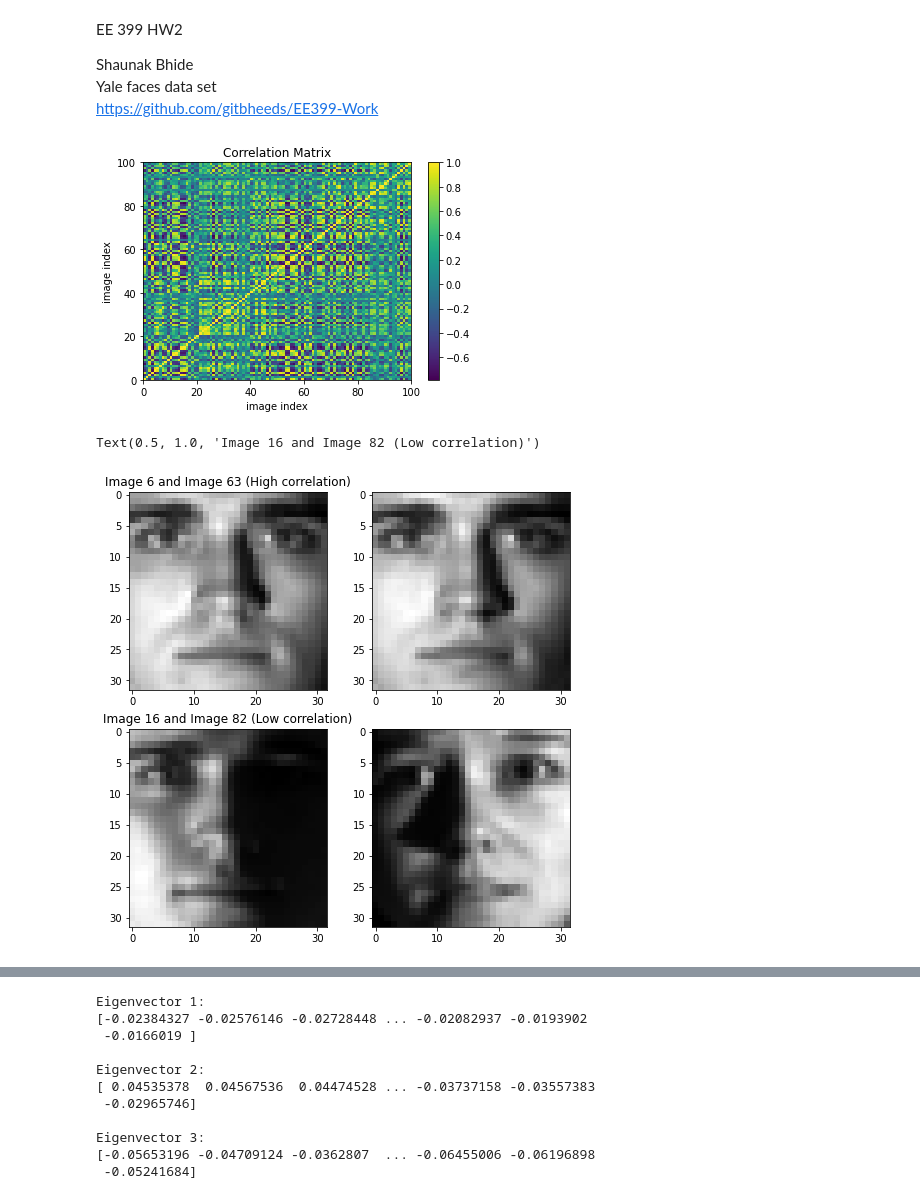
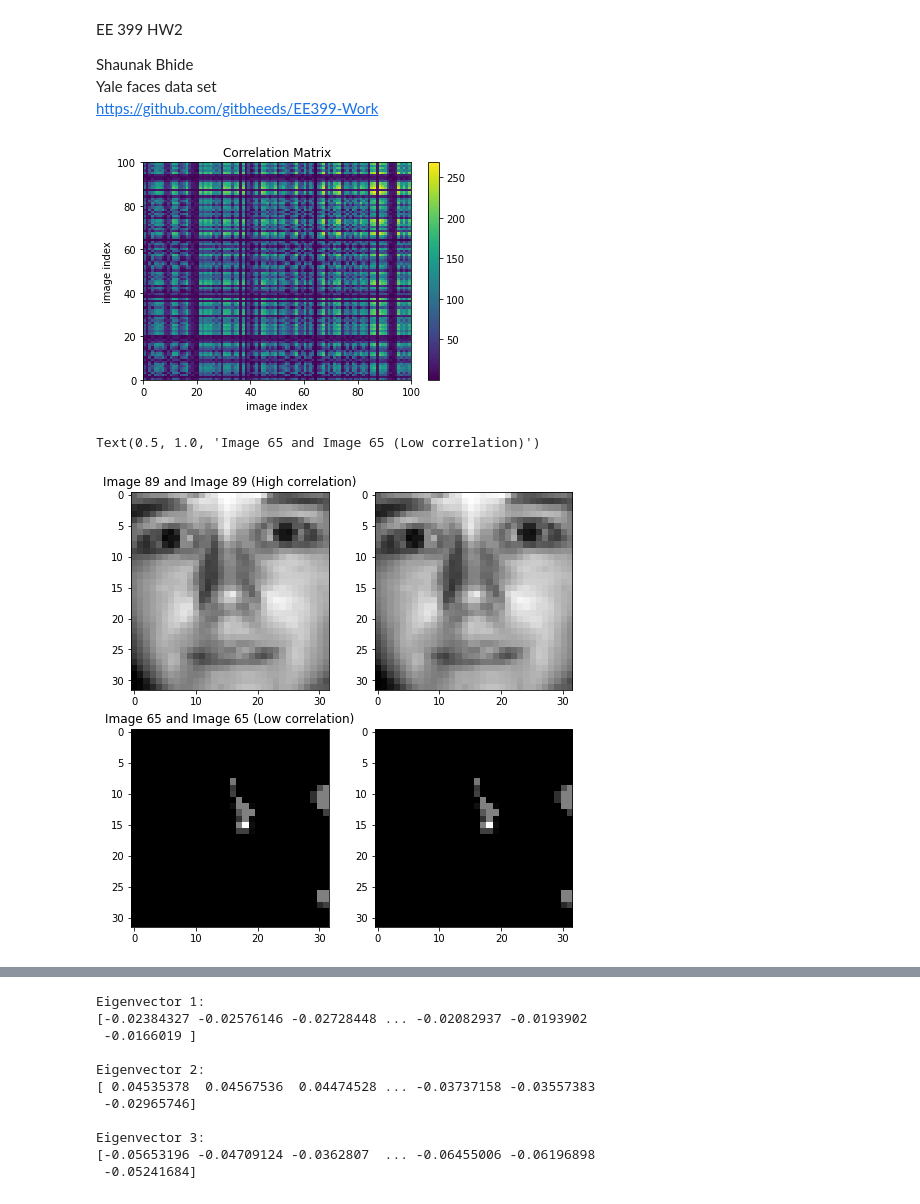
Before and after one commit to gitbheeds/EE399-Machine-Learning-and-Neural-Networks, a Jupyter notebook: HW2.ipynb, the cells around one changed output, grey strips where cells are left out. Drawn from its saved outputs; the diff is of its cells as text; code cells hidden in the pictures.

Commit message:
HW2 update, correlation matrix was mildly incorrect

```diff
--- a/HW2.ipynb
+++ b/HW2.ipynb
@@ -16,20 +16,20 @@ X = results['X']
 # %%
 #part a
 #first 100 colums of X
 X_100 = X[:, :100]
 
 #compute correlation mat
-C = np.corrcoef(X_100.T)
+C = np.dot(X_100.T, X_100)
 
 plt.pcolor(C)
 plt.colorbar()
 
 plt.title("Correlation Matrix")
 plt.xlabel("image index")
 plt.ylabel("image index")
 plt.show()
 # %% [output]
-[figure, old version]
+[figure, new version]
 # %%
 #part b: finding most and least correlated faces
 max_index = np.unravel_index(np.argmax(C - np.eye(C.shape[0])), C.shape)
@@ -54,8 +54,8 @@ ax[1,1].imshow(min2.reshape((32,32), order='F').T, cmap = 'gray')
 
 ax[1,0].set_title("Image {} and Image {} (Low correlation)".format(min_index[0]+1, min_index[1]+1))
 # %% [output]
-Text(0.5, 1.0, 'Image 16 and Image 82 (Low correlation)')
+Text(0.5, 1.0, 'Image 65 and Image 65 (Low correlation)')
-[figure, old version]
+[figure, new version]
 # %%
 #part c
 #correlation matrix for specified indicies
```
Also changed, not shown: parts of 1 cell of this notebook.
